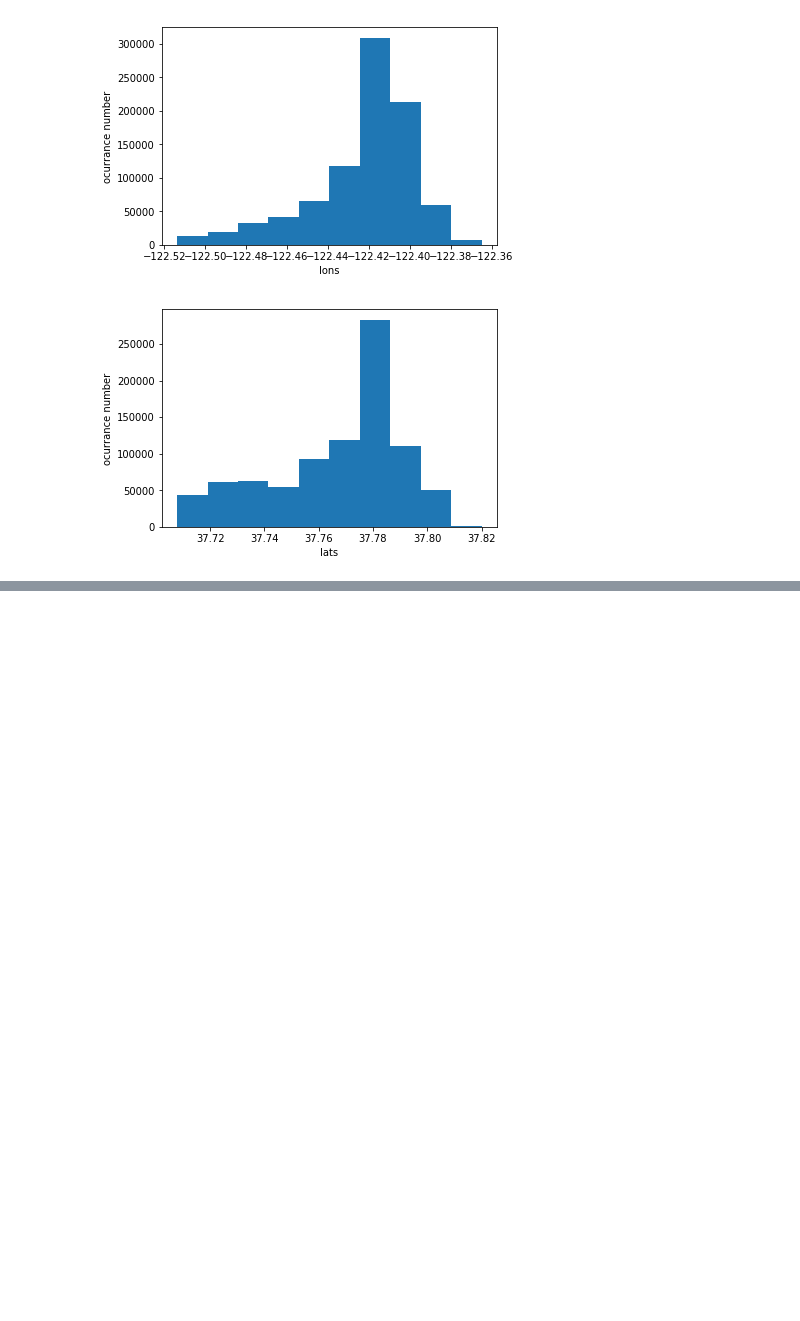
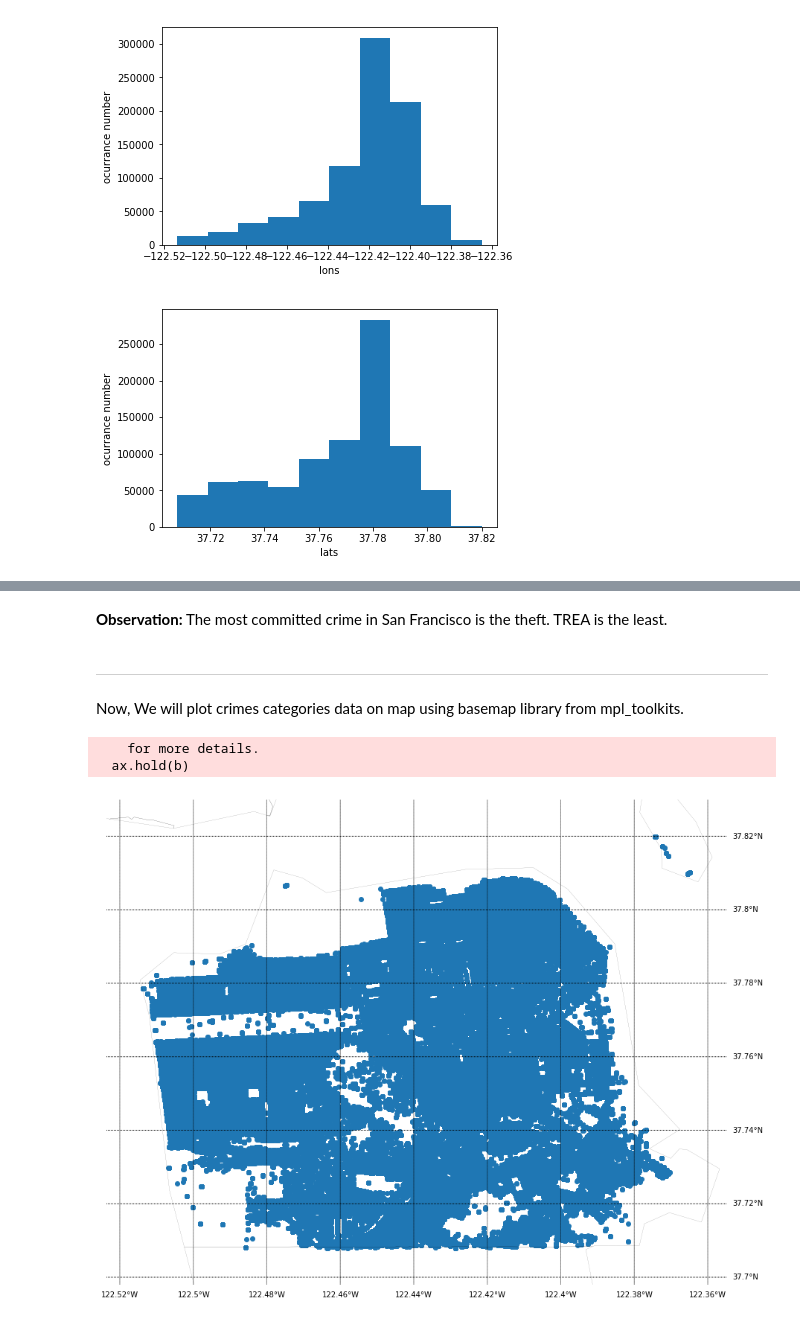
Before and after one commit to yousefzook/Crime-Classification-ML, a Jupyter notebook: San Francisco Crime Classification.ipynb, the cells around one changed output, grey strips where cells are left out. Cells and saved outputs as stored; diff of their text form; code cells hidden in the pictures; blank space fills up the shorter version.

Commit message:
Visualize locations based on category.

```diff
--- a/San Francisco Crime Classification.ipynb
+++ b/San Francisco Crime Classification.ipynb
@@ -180,0 +162,38 @@ Name: Y, Length: 34243, dtype: int64
+# %% [markdown]
+**Observation:**
+The most committed crime in San Francisco is the theft. TREA is the least.
+# %% [markdown]
+----
+Now, We will plot crimes categories data on map using basemap library from mpl_toolkits.
+# %%
+from mpl_toolkits.basemap import Basemap
+import numpy as np
+# minimum and maximum longitude and latitude for map zooming
+lon_min = min(new_lons)
+lon_max = max(new_lons)
+lat_min = min(new_lats)
+lat_max = max(new_lats)
+
+fig = plt.figure(figsize=(24,12)) # to make plot bigger
+fig.add_subplot(111, frame_on=False)
+
+# Here, we add some padding with 0.01 to the map width and height
+map = Basemap(
+    llcrnrlon=lon_min-0.01,
+    llcrnrlat=lat_min-0.01,
+    urcrnrlon=lon_max+0.01,
+    urcrnrlat=lat_max+0.01
+)
+
+parallels = np.arange(37,38,0.02)
+meridians = np.arange(-122.6,-122.3,.02)
+map.drawcounties()
+map.drawparallels(parallels,labels=[False,True,True,False])
+map.drawmeridians(meridians,labels=[True,False,False,True])
+map.scatter(new_lons, new_lats)
+
+plt.show()
+# %% [output]
+    for more details.
+  ax.hold(b)
+[figure, added]
```
Also changed, not shown: parts of 8 cells of this notebook, 1 other file.
